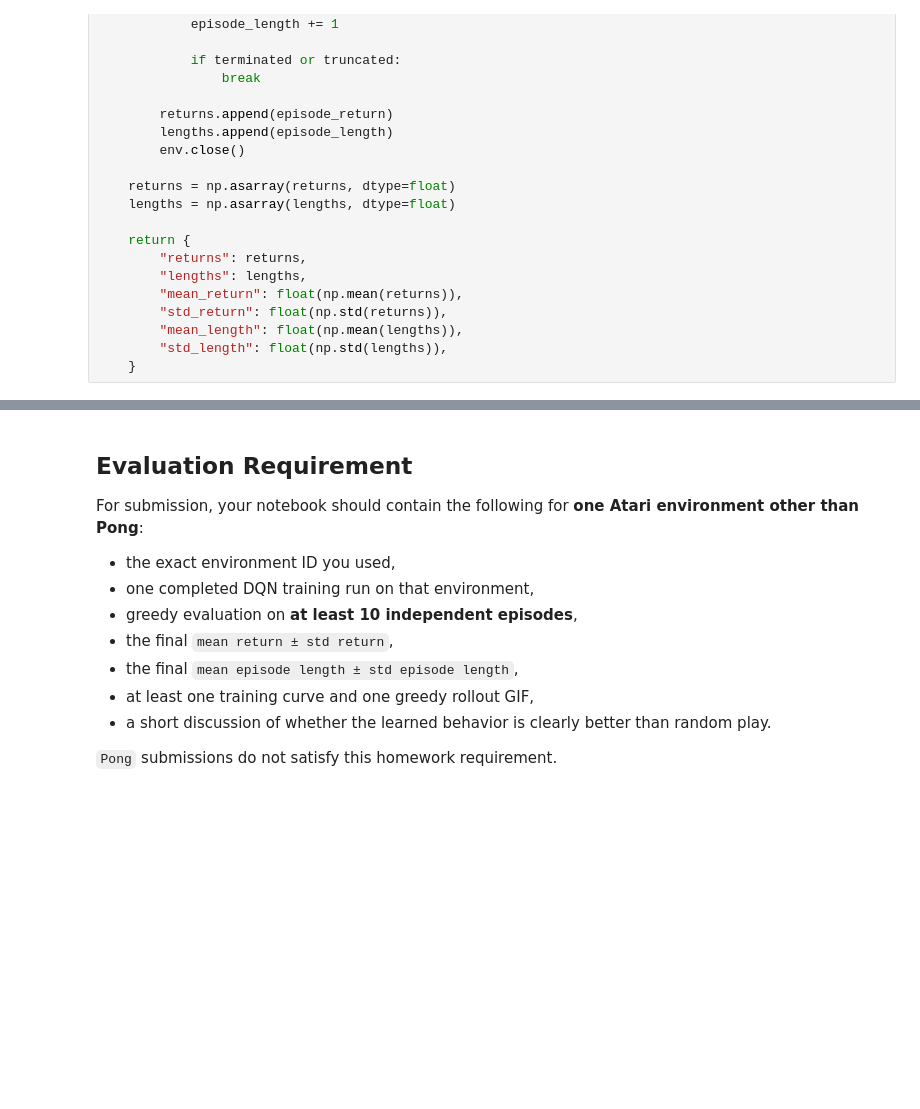
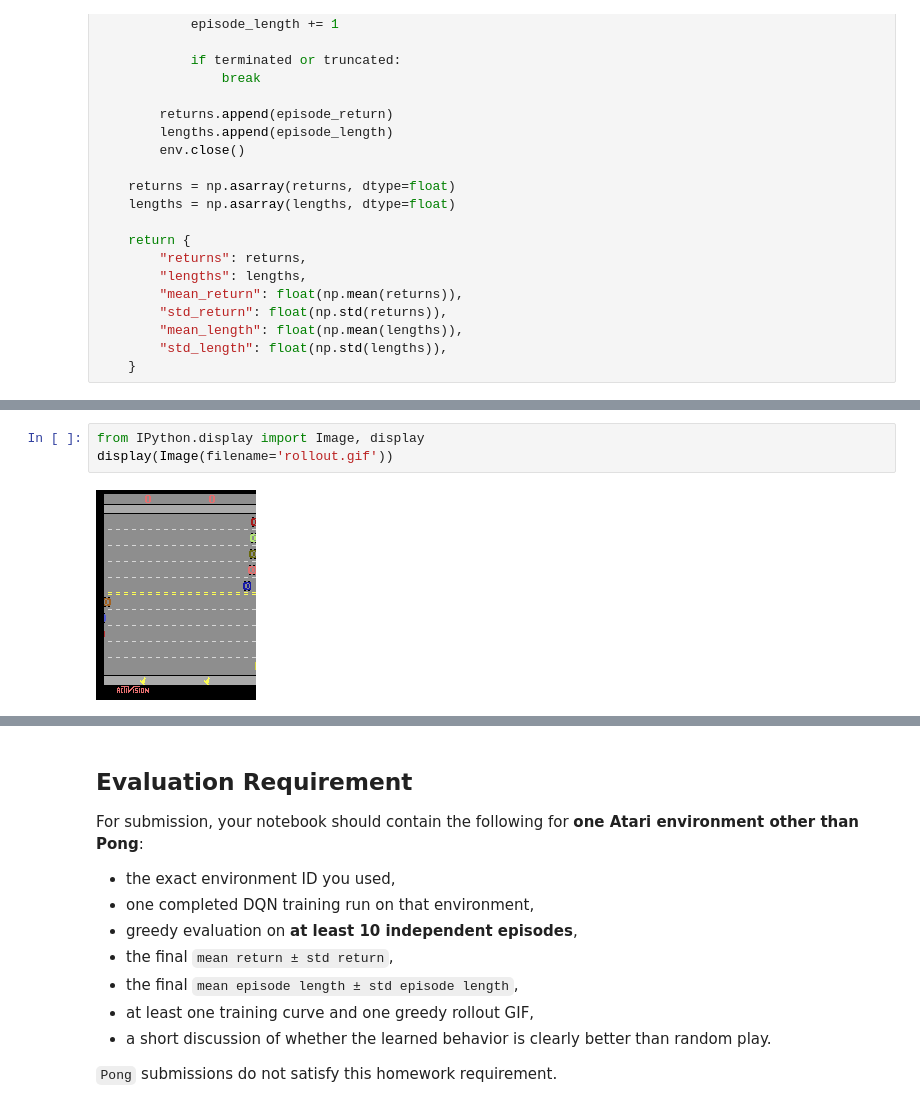
Before and after one commit to hailehong2002/DQN-Agent-ALE-Freeway-v5, a Jupyter notebook: notebooks/sessions/7_dqn/dqn_homework.ipynb, the cells around one changed output, grey strips where cells are left out. Drawn from its saved outputs; the diff is of its cells as text; blank space fills up the shorter version.

```diff
--- a/notebooks/sessions/7_dqn/dqn_homework.ipynb
+++ b/notebooks/sessions/7_dqn/dqn_homework.ipynb
@@ -531,0 +694,5 @@ def evaluate_agent(agent, make_env_fn, n_episodes=10, seed=42, max_steps=5_000):
+# %%
+from IPython.display import Image, display
+display(Image(filename='rollout.gif'))
+# %% [output]
+[figure, added]
```
Also changed, not shown: parts of 11 cells of this notebook.
